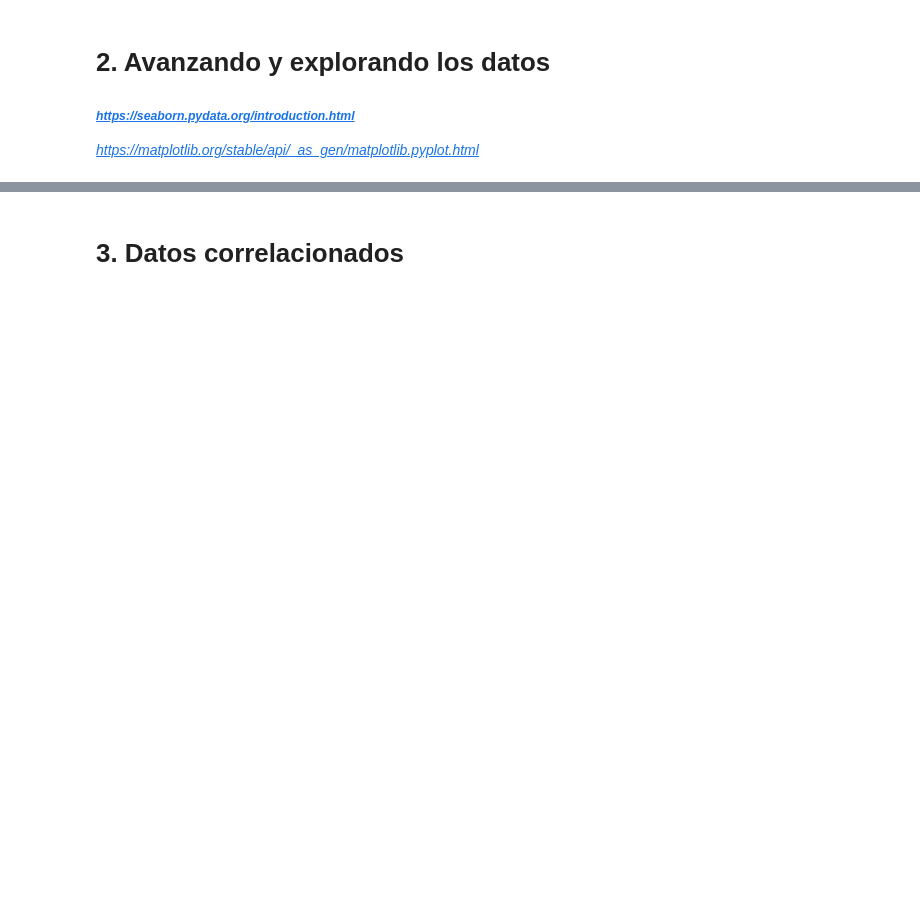
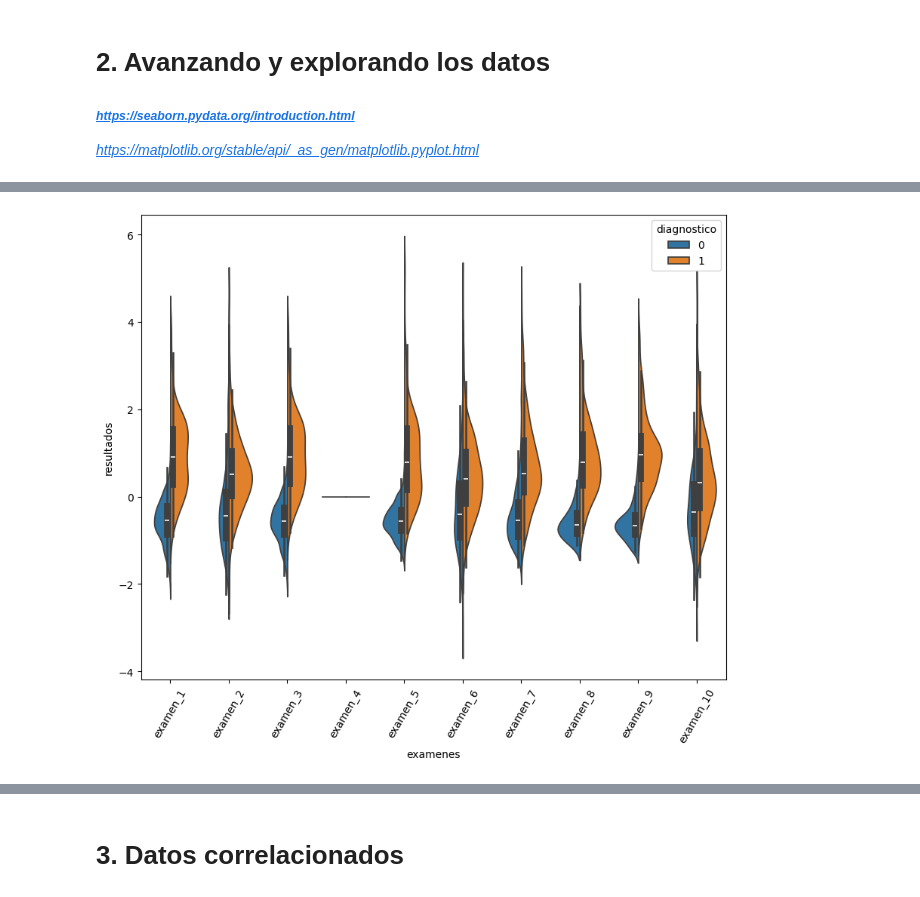
Before and after one commit to luiscmc10/1820-machine-learning-lidiando-con-datos-de-muchas-dimensiones, a Jupyter notebook: dimensionality_reduction.ipynb, the cells around one changed output, grey strips where cells are left out. Cells and saved outputs as stored; diff of their text form; code cells hidden in the pictures; blank space fills up the shorter version.

```diff
--- a/dimensionality_reduction.ipynb
+++ b/dimensionality_reduction.ipynb
@@ -115,0 +170,4 @@ LogisticRegression(C=100, n_jobs=-1)
+# %%
+#Crear una variable con Dataframe
+X1 = pd.DataFrame(X_std, columns= x.keys())
+X1.head()
@@ -115,0 +182,11 @@ LogisticRegression(C=100, n_jobs=-1)
+# %%
+def violin(inicio,fin):
+  datos= pd.concat([y,X1.iloc[:,inicio:fin]],axis=1)
+  datos=pd.melt(datos,id_vars='diagnostico',var_name='examenes',value_name='resultados')
+  plt.figure(figsize=(10,8))
+  sns.violinplot(data=datos,x='examenes',y='resultados',hue='diagnostico',split=True)
+  plt.xticks(rotation=60)
+
+violin(0,10)
+# %% [output]
+[figure, added]
```
Also changed, not shown: parts of 13 cells of this notebook.
